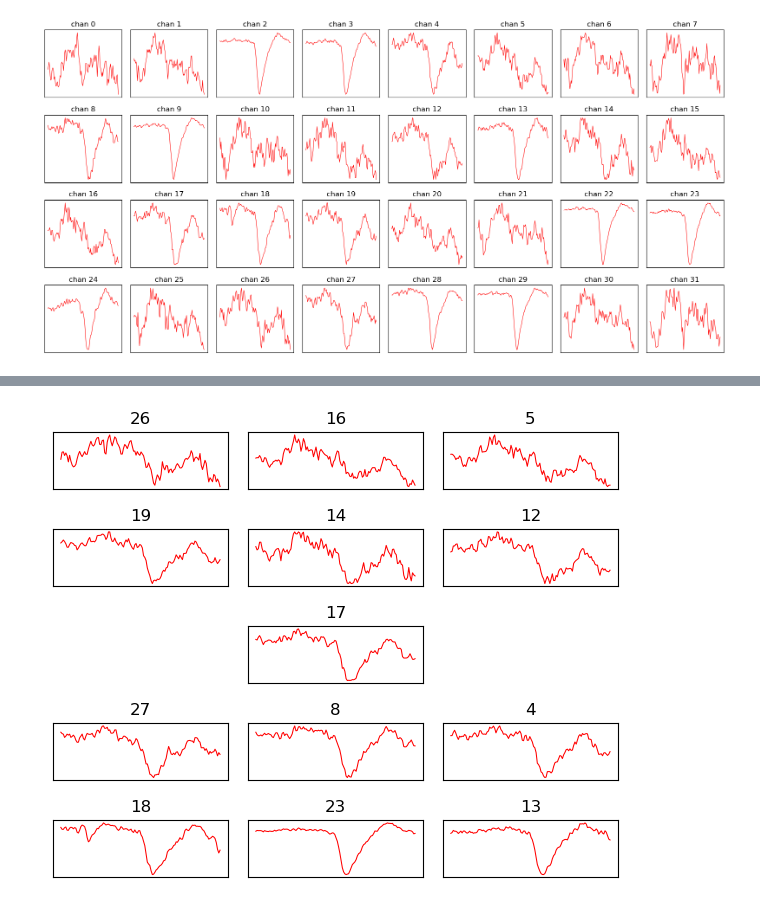
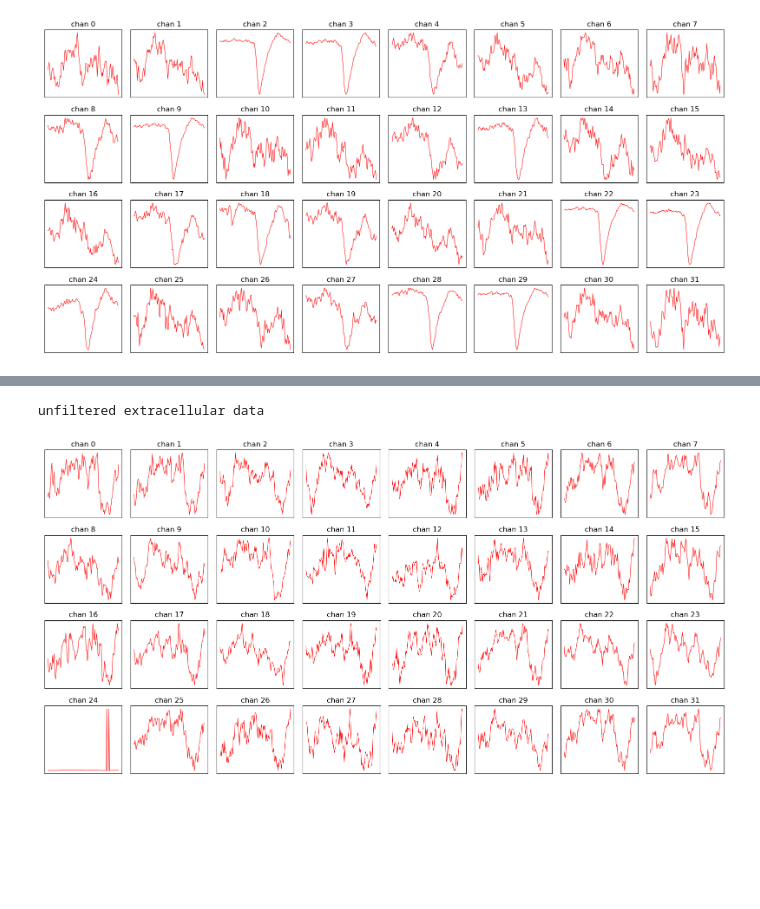
Before and after one commit to dyballa/TempoSort, a Jupyter notebook: data/2016_rat_cortex_Neto_et_al/Analysis-2014_11_13_Pair_3_0.ipynb, the cells around one changed output, grey strips where cells are left out. Cells and saved outputs as stored; diff of their text form; code cells hidden in the pictures; blank space fills up the shorter version.

```diff
--- a/data/2016_rat_cortex_Neto_et_al/Analysis-2014_11_13_Pair_3_0.ipynb
+++ b/data/2016_rat_cortex_Neto_et_al/Analysis-2014_11_13_Pair_3_0.ipynb
@@ -125,7 +124,7 @@ plt.show()
 from scipy import signal
 # (extracellular recording from a silicon polytrode with 32 or 128 electrodes -- frequency band from 0.1 to 7500 Hz)
 
-filename = f"amplifier2014-11-13T18_48_11.bin"
+filename = f"{data_folder}/amplifier2014-11-13T18_48_11.bin"
 extra = loadRawData(filename, numChannels = Probe_numChannels, dtype = Probe_dtype)
 
 extra_Volts = (extra - Probe_y_digitization) * Probe_voltage_step_size
@@ -141,6 +140,7 @@ def highpass(data,BUTTER_ORDER=3, F_HIGH=14250,sampleFreq=Sampling_frequency,pas
 
 shape_spike_data = (num_of_spikes, Probe_numChannels, num_of_points_in_spike_trig_ivm)
 ivm_data_filtered = np.zeros(shape_spike_data, dtype=filtered_data_type)
+ivm_data_unfiltered = np.zeros(shape_spike_data, dtype=extra_Volts.dtype)
 
 for spike_i in range(num_of_spikes):
     if (spike_i + 1) % 25 == 0:
@@ -154,6 +154,7 @@ for spike_i in range(num_of_spikes):
         break
 
     temp_unfiltered = extra_Volts[:, start_point:end_point].astype(filtered_data_type)
+    ivm_data_unfiltered[spike_i] = temp_unfiltered[:, num_of_points_in_spike_trig_ivm:-num_of_points_in_spike_trig_ivm]
     temp_filtered = highpass(temp_unfiltered)
     temp_filtered = temp_filtered[:, num_of_points_in_spike_trig_ivm:-num_of_points_in_spike_trig_ivm]
     ivm_data_filtered[spike_i] = temp_filtered
@@ -268,13 +244,30 @@ plt.yticks([]);
-# %%
-f, axes = plt.subplots(5,3,figsize=(2*3,1*5))
-for i,chan in enumerate([26,16,5,19,14,12,-1,17,-1,27,8,4,18,23,13]):
-    ax = axes.ravel()[i]
-    if chan < 0:
-        ax.axis('off')
-        continue
-    ax.plot(window_ixs / Sampling_frequency, extra_Volts[chan,window_ixs], c='r', lw=0.75, label='extra')
-    ax.set(xticks=[], yticks=[], title=str(chan))
-
-f.tight_layout()
-# %% [output]
-[figure, removed]
+# %%
+### Plot ALL channels each in a separate subplot within a time window around a juxta spike
+## UNFILTERED DATA
+
+spike_i = 0
+
+ncols = 8
+nrows = int(np.ceil(Probe_numChannels/ncols))
+f, axes = plt.subplots(nrows, ncols, figsize=(ncols*2, nrows*2))
+
+window_half_size = num_of_points_in_spike_trig_ivm//2 #1 ms = 30
+ix = spike_triggers[spike_i]
+window_ixs = np.arange(ix - window_half_size, ix + window_half_size +  int(window_half_size % 2 == 1))
+
+# # get common y scale for all channels?
+# ymin, ymax = extra_Volts[:,window_ixs].min(), extra_Volts[:,window_ixs].max()
+
+for chan_i in range(Probe_numChannels):
+    ax = axes.ravel()[chan_i]
+
+    ax.plot(window_ixs / Sampling_frequency, extra_Volts[chan_i,window_ixs], c='r', lw=0.75, label='extra')
+
+    ax.set(xticks=[], yticks=[], title=f'chan {chan_i}')
+#     ax.set(ylim=(ymin, ymax))
+f.tight_layout()
+print('unfiltered extracellular data')
+plt.show()
+# %% [output]
+unfiltered extracellular data
+[figure, added]
```
Also changed, not shown: parts of 22 cells of this notebook.
